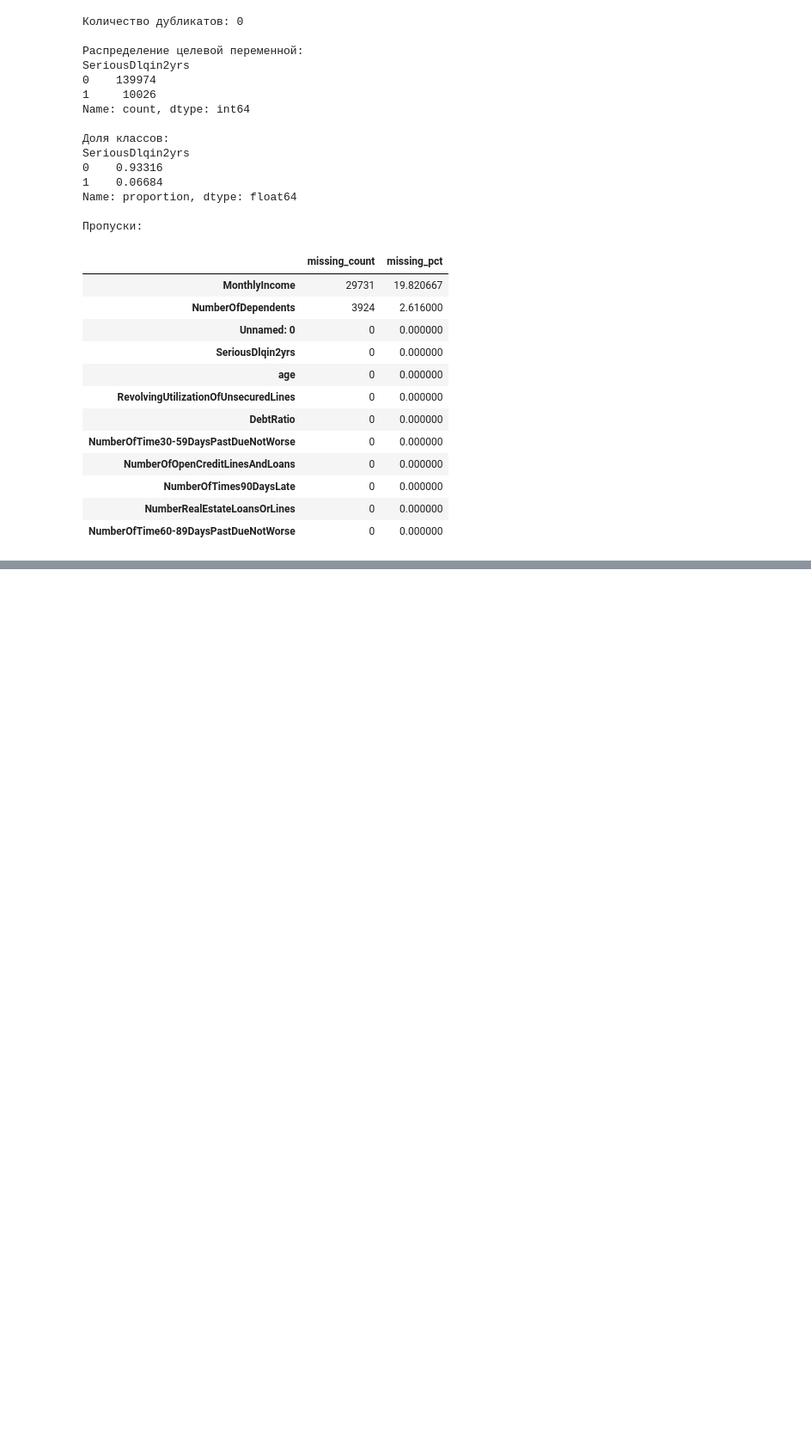
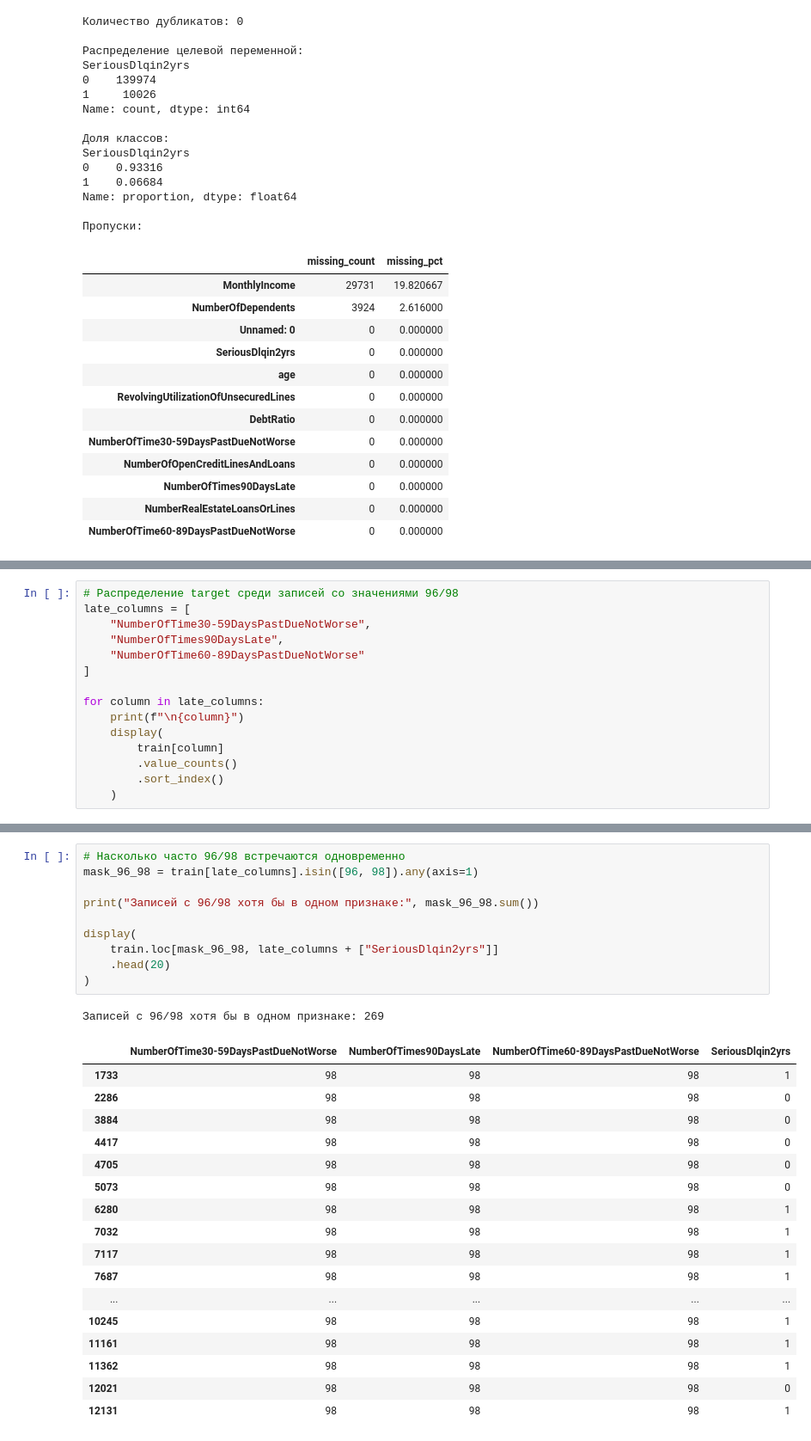
Before and after one commit to farid-ds/credit_scoring, a Jupyter notebook: notebooks/01_eda.ipynb, the cells around one changed output, grey strips where cells are left out. Shown at 86% size. Cells and saved outputs as stored; diff of their text form; blank space fills up the shorter version.

```diff
--- a/notebooks/01_eda.ipynb
+++ b/notebooks/01_eda.ipynb
@@ -107,0 +180,15 @@ Name: proportion, dtype: float64
+# %%
+# Распределение target среди записей со значениями 96/98
+late_columns = [
+    "NumberOfTime30-59DaysPastDueNotWorse",
+    "NumberOfTimes90DaysLate",
+    "NumberOfTime60-89DaysPastDueNotWorse"
+]
+
+for column in late_columns:
+    print(f"\n{column}")
+    display(
+        train[column]
+        .value_counts()
+        .sort_index()
+    )
@@ -107,0 +249,29 @@ Name: proportion, dtype: float64
+# %%
+# Насколько часто 96/98 встречаются одновременно
+mask_96_98 = train[late_columns].isin([96, 98]).any(axis=1)
+
+print("Записей с 96/98 хотя бы в одном признаке:", mask_96_98.sum())
+
+display(
+    train.loc[mask_96_98, late_columns + ["SeriousDlqin2yrs"]]
+    .head(20)
+)
+# %% [output]
+Записей с 96/98 хотя бы в одном признаке: 269
+|  | NumberOfTime30-59DaysPastDueNotWorse | NumberOfTimes90DaysLate | NumberOfTime60-89DaysPastDueNotWorse | SeriousDlqin2yrs |
+| 1733 | 98 | 98 | 98 | 1 |
+| 2286 | 98 | 98 | 98 | 0 |
+| 3884 | 98 | 98 | 98 | 0 |
+| 4417 | 98 | 98 | 98 | 0 |
+| 4705 | 98 | 98 | 98 | 0 |
+| 5073 | 98 | 98 | 98 | 0 |
+| 6280 | 98 | 98 | 98 | 1 |
+| 7032 | 98 | 98 | 98 | 1 |
+| 7117 | 98 | 98 | 98 | 1 |
+| 7687 | 98 | 98 | 98 | 1 |
+| ... | ... | ... | ... | ... |
+| 10245 | 98 | 98 | 98 | 1 |
+| 11161 | 98 | 98 | 98 | 1 |
+| 11362 | 98 | 98 | 98 | 1 |
+| 12021 | 98 | 98 | 98 | 0 |
+| 12131 | 98 | 98 | 98 | 1 |
```
Also changed, not shown: parts of 6 cells of this notebook.
